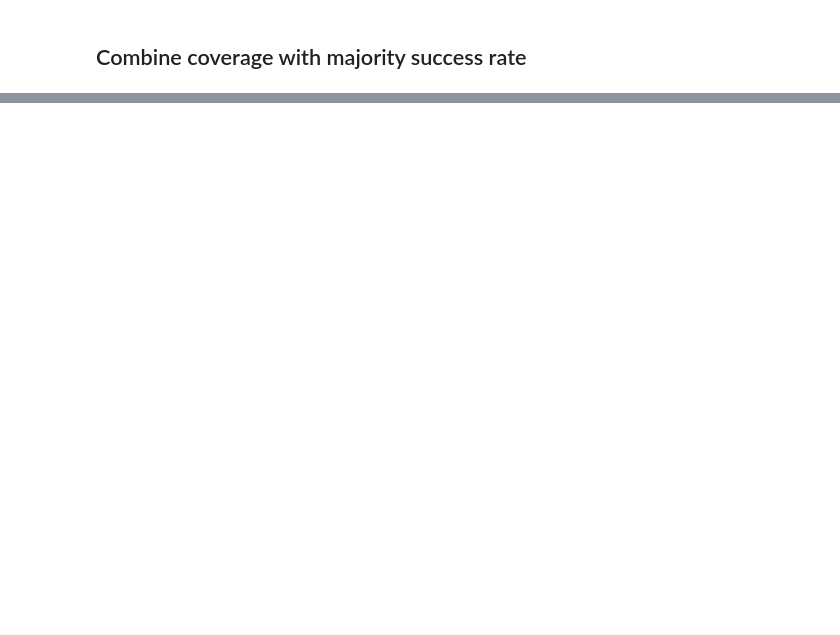
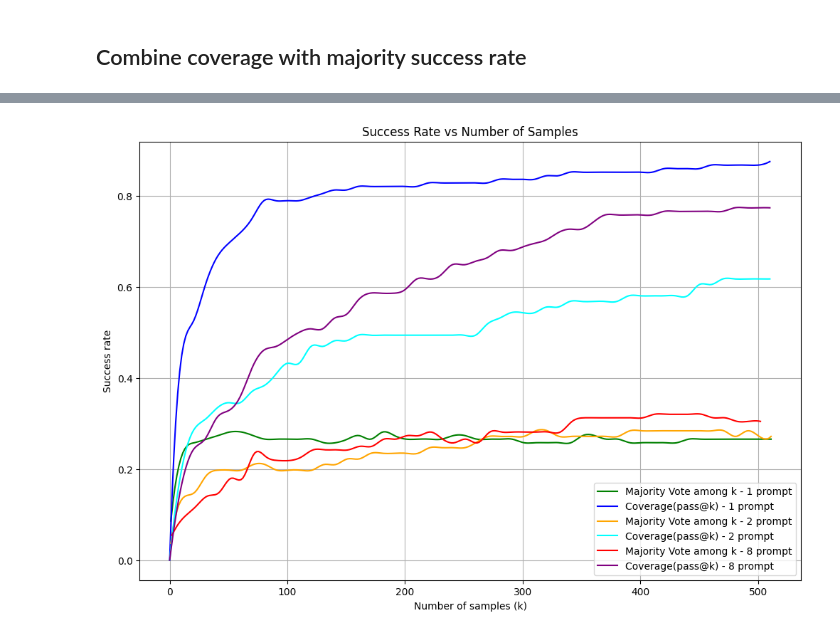
Before and after one commit to richard-guyunqi/large_language_monkeys, a Jupyter notebook: llmonk/evaluate/evaluate_results.ipynb, the cells around one changed output, grey strips where cells are left out. Drawn from its saved outputs; the diff is of its cells as text; code cells hidden in the pictures; blank space fills up the shorter version.

```diff
--- a/llmonk/evaluate/evaluate_results.ipynb
+++ b/llmonk/evaluate/evaluate_results.ipynb
@@ -382,0 +384,79 @@ plt.show()
+# %%
+import numpy as np
+import matplotlib.pyplot as plt
+from scipy.interpolate import make_interp_spline
+
+# Extracting x and y values for 'scores_1'
+x_vals_scores_1 = [key for key in scores_1.keys()]
+y_vals_scores_1 = [scores_1[key] for key in x_vals_scores_1]
+
+# Extracting x and y values for 'results_1'
+x_vals_results_1 = [key for key in results_1.keys()]
+y_vals_results_1 = [results_1[key] for key in x_vals_results_1]
+
+# Extracting x and y values for 'scores_2'
+x_vals_scores_2 = [key for key in scores_2.keys()]
+y_vals_scores_2 = [scores_2[key] for key in x_vals_scores_2]
+
+# Extracting x and y values for 'results_2'
+x_vals_results_2 = [key for key in results_2.keys()]
+y_vals_results_2 = [results_2[key] for key in x_vals_results_2]
+
+# Extracting x and y values for 'scores_8'
+x_vals_score_8 = [key for key in scores_8.keys()]
+y_vals_score_8 = [scores_8[key] for key in x_vals_score_8]
+
+# Extracting x and y values for 'results_8'
+x_vals_result_8 = [key for key in results_8.keys()]
+y_vals_result_8 = [results_8[key] for key in x_vals_result_8]
+
+# Creating smooth curves using spline interpolation for 'scores_1'
+x_new_scores_1 = np.linspace(min(x_vals_scores_1), max(x_vals_scores_1), 300)
+spl_scores_1 = make_interp_spline(x_vals_scores_1, y_vals_scores_1, k=3)
+y_smooth_scores_1 = spl_scores_1(x_new_scores_1)
+
+# Creating smooth curves using spline interpolation for 'results_1'
+x_new_results_1 = np.linspace(min(x_vals_results_1), max(x_vals_results_1), 300)
+spl_results_1 = make_interp_spline(x_vals_results_1, y_vals_results_1, k=3)
+y_smooth_results_1 = spl_results_1(x_new_results_1)
+
+# Creating smooth curves using spline interpolation for 'scores_2'
+x_new_scores_2 = np.linspace(min(x_vals_scores_2), max(x_vals_scores_2), 300)
+spl_scores_2 = make_interp_spline(x_vals_scores_2, y_vals_scores_2, k=3)
+y_smooth_scores_2 = spl_scores_2(x_new_scores_2)
+
+# Creating smooth curves using spline interpolation for 'results_2'
+x_new_results_2 = np.linspace(min(x_vals_results_2), max(x_vals_results_2), 300)
+spl_results_2 = make_interp_spline(x_vals_results_2, y_vals_results_2, k=3)
+y_smooth_results_2 = spl_results_2(x_new_results_2)
+
+# Creating smooth curves using spline interpolation for 'scores_8'
+x_new_score_8 = np.linspace(min(x_vals_score_8), max(x_vals_score_8), 300)
+spl_score_8 = make_interp_spline(x_vals_score_8, y_vals_score_8, k=3)
+y_smooth_score_8 = spl_score_8(x_new_score_8)
+
+# Creating smooth curves using spline interpolation for 'results_8'
+x_new_result_8 = np.linspace(min(x_vals_result_8), max(x_vals_result_8), 300)
+spl_result_8 = make_interp_spline(x_vals_result_8, y_vals_result_8, k=3)
+y_smooth_result_8 = spl_result_8(x_new_result_8)
+
+# Plotting the graphs
+plt.figure(figsize=(12, 8))
+plt.plot(x_new_scores_1, y_smooth_scores_1, color='green', label='Majority Vote among k - 1 prompt')
+plt.plot(x_new_results_1, y_smooth_results_1, color='blue', label='Coverage(pass@k) - 1 prompt')
+plt.plot(x_new_scores_2, y_smooth_scores_2, color='orange', label='Majority Vote among k - 2 prompt')
+plt.plot(x_new_results_2, y_smooth_results_2, color='cyan', label='Coverage(pass@k) - 2 prompt')
+plt.plot(x_new_score_8, y_smooth_score_8, color='red', label='Majority Vote among k - 8 prompt')
+plt.plot(x_new_result_8, y_smooth_result_8, color='purple', label='Coverage(pass@k) - 8 prompt')
+
+# Adding annotations and labels
+plt.xlabel('Number of samples (k)')
+plt.ylabel('Success rate')
+plt.title('Success Rate vs Number of Samples')
+plt.legend()
+
+# Displaying the plot
+plt.grid(True)
+plt.show()
+# %% [output]
+[figure, added]
```
Also changed, not shown: parts of 13 cells of this notebook, 6 other files.
